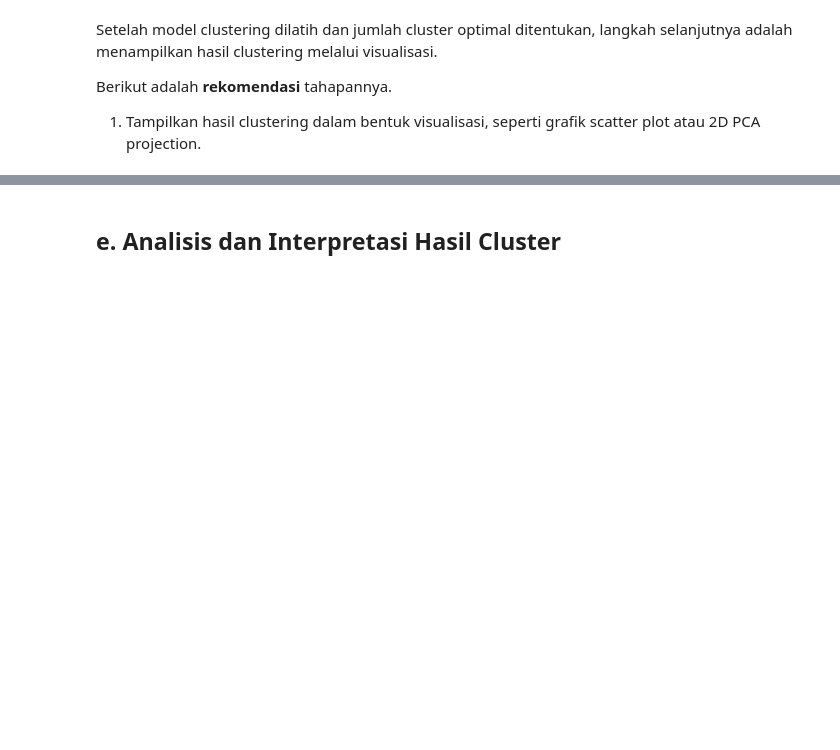
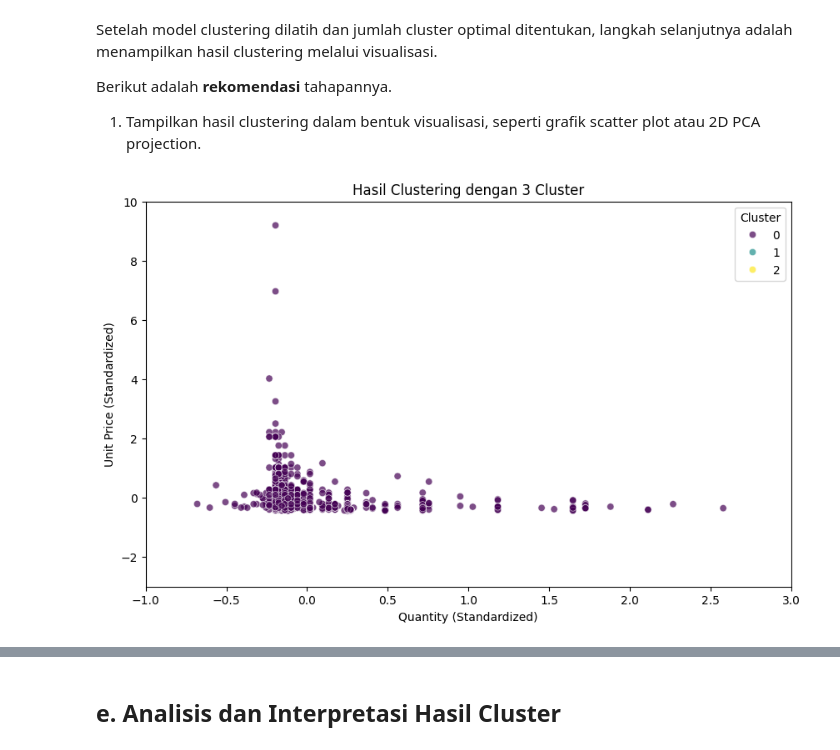
Before and after one commit to Loverzzz/E-commerceSales, a Jupyter notebook: [Clustering]_Submission_Akhir_BMLP_ReynaldoABT.ipynb, the cells around one changed output, grey strips where cells are left out. Drawn from its saved outputs; the diff is of its cells as text; code cells hidden in the pictures; blank space fills up the shorter version.

```diff
--- a/[Clustering]_Submission_Akhir_BMLP_ReynaldoABT.ipynb
+++ b/[Clustering]_Submission_Akhir_BMLP_ReynaldoABT.ipynb
@@ -132,0 +272,13 @@ Berikut adalah **rekomendasi** tahapannya.
+# %%
+# Visualisasi Hasil Clustering dengan Scatter Plot
+plt.figure(figsize=(10, 6))
+sns.scatterplot(data=data_sampled, x='Quantity', y='UnitPrice', hue='Cluster', palette='viridis', alpha=0.7)
+plt.title('Hasil Clustering dengan 3 Cluster')
+plt.xlabel('Quantity (Standardized)')
+plt.ylabel('Unit Price (Standardized)')
+plt.xlim(-1, 3)  # Mengatur batas sumbu x
+plt.ylim(-3, 10)  # Mengatur batas sumbu y
+plt.legend(title='Cluster')
+plt.show()
+# %% [output]
+[figure, added]
```
Also changed, not shown: parts of 19 cells of this notebook.
